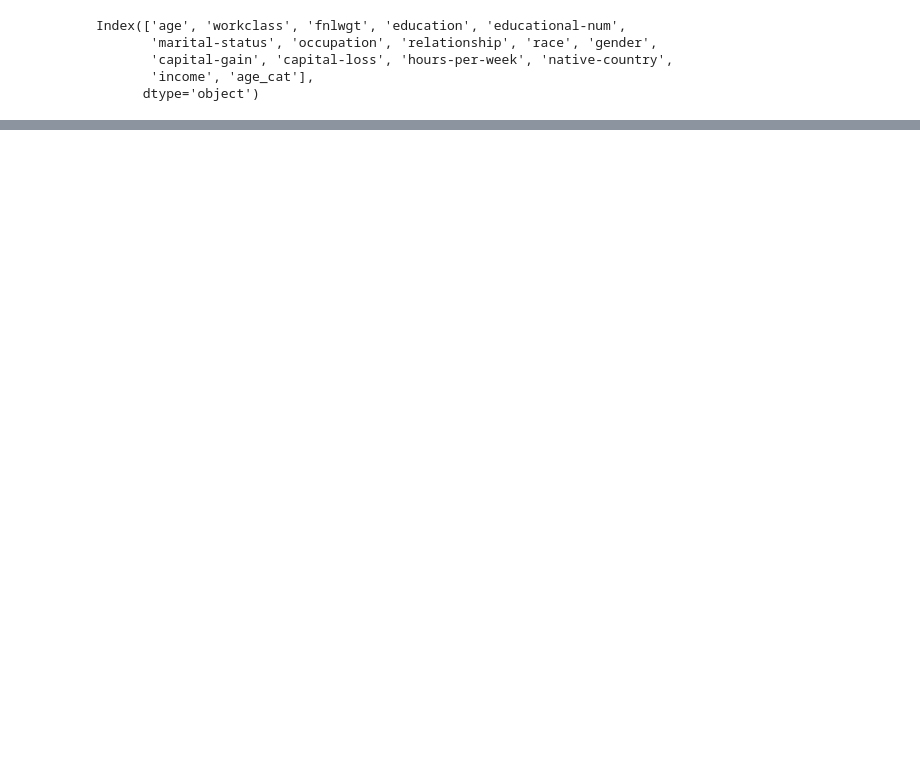
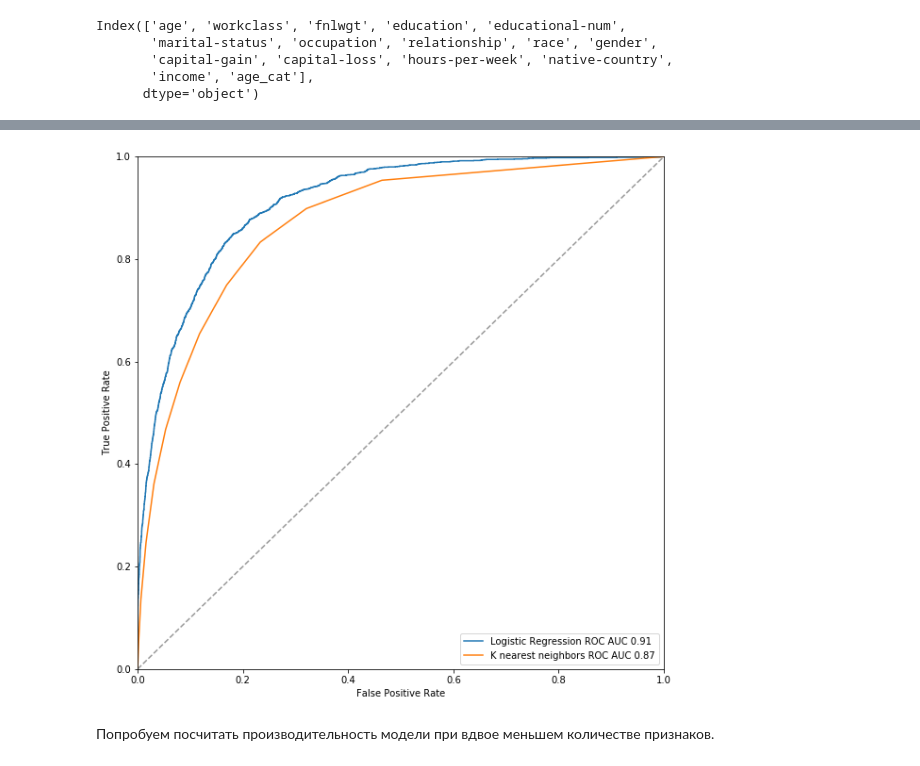
Before and after one commit to SergeyYVP/Machine_learning, a Jupyter notebook: 5. homework.ipynb, the cells around one changed output, grey strips where cells are left out. Drawn from its saved outputs; the diff is of its cells as text; code cells hidden in the pictures; blank space fills up the shorter version.

```diff
--- a/5. homework.ipynb
+++ b/5. homework.ipynb
@@ -377,0 +377,21 @@ f1_score(y_test_m, y_pred_m)*m + f1_score(y_test_f, y_pred_f)*f
+# %%
+np.random.seed(8)
+
+location = '.\cachedir'
+memory = Memory(location, verbose=10)
+
+pipeline_knn = Pipeline([
+    ('feature_selection', RFE(RandomForestClassifier(n_estimators=10), step=10)),
+    ('std_scaler', StandardScaler()),
+    ('knn',  KNeighborsClassifier())],
+    memory
+)
+
+grid_knn = {
+        'knn__n_neighbors': list(range(3, 12)),
+        'knn__p': [1, 2]
+        }
+
+grid_search_knn = GridSearchCV(pipeline_knn, param_grid=grid_knn, cv=skf, scoring='f1', verbose=10, n_jobs=-1)
+# %%
+grid_search_knn.fit(X_train, y_train)
@@ -377,0 +505,18 @@ f1_score(y_test_m, y_pred_m)*m + f1_score(y_test_f, y_pred_f)*f
+# %%
+fpr_lr, tpr_lr, thresholds_lr = roc_curve(y_test, y_prob_lr)
+fpr_knn, tpr_knn, thresholds_knn = roc_curve(y_test, y_prob_knn)
+
+matplotlib.rcParams['figure.figsize'] = (10.0, 10.0)
+plt.plot(fpr_lr, tpr_lr, label=f'Logistic Regression ROC AUC {roc_auc_lr}')
+plt.plot(fpr_knn, tpr_knn, label=f'K nearest neighbors ROC AUC {roc_auc_knn}')
+plt.plot([0, 1], [0, 1], '--', color=(0.6, 0.6, 0.6))
+plt.xlim([0, 1])
+plt.ylim([0, 1])
+plt.xlabel('False Positive Rate')
+plt.ylabel('True Positive Rate')
+plt.legend(loc='lower right')
+plt.show()
+# %% [output]
+[figure, added]
+# %% [markdown]
+Попробуем посчитать производительность модели при вдвое меньшем количестве признаков.
```
Also changed, not shown: parts of 122 cells of this notebook.
